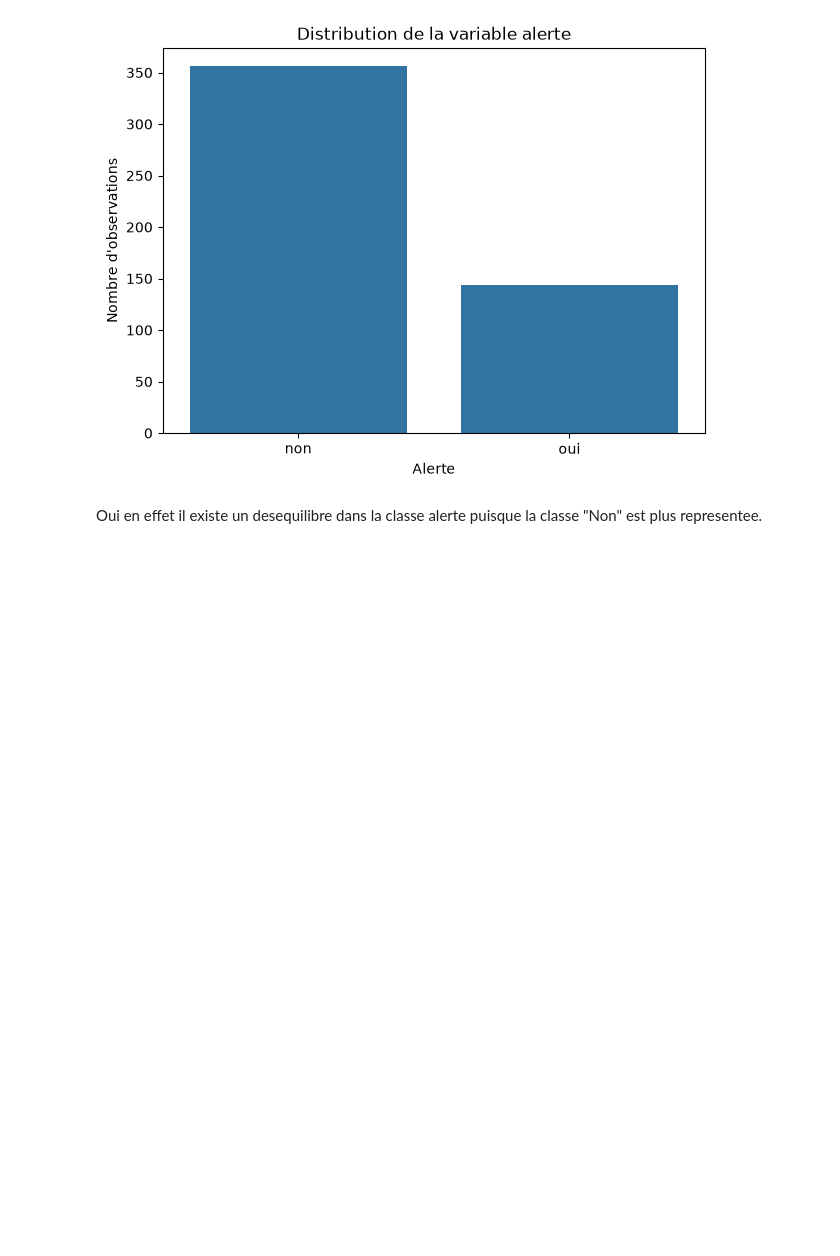
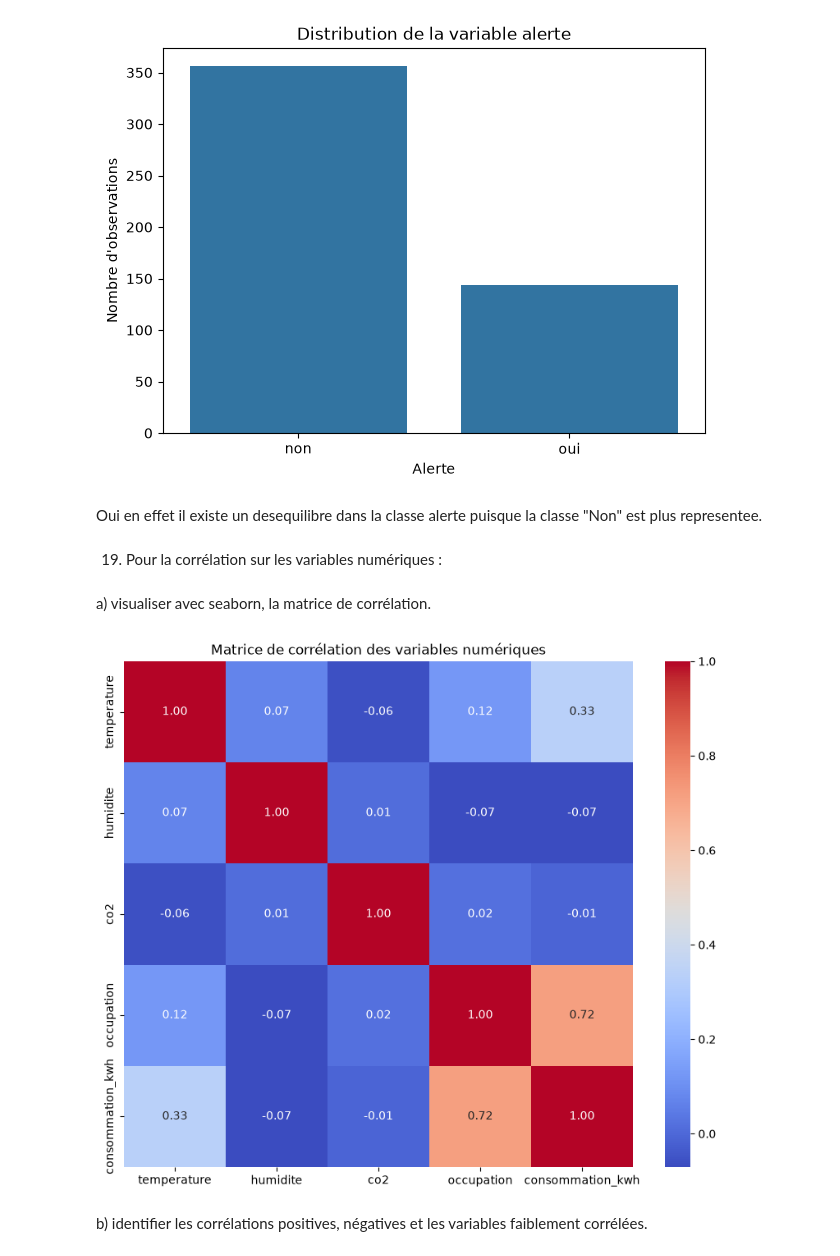
Before and after one commit to khadidiatoungom4-ai/Atelier_Pr-paration_de_donn-es_tabulaires-, a Jupyter notebook: notebooks/atelier_prepa_donnees_tab.ipynb, the cells around one changed output. Cells and saved outputs as stored; diff of their text form; code cells hidden in the pictures; blank space fills up the shorter version.

Commit message:
Partie 1 – Explorer les données: Visualisation de la matrice de correlation avec Seaborn

```diff
--- a/notebooks/atelier_prepa_donnees_tab.ipynb
+++ b/notebooks/atelier_prepa_donnees_tab.ipynb
@@ -598,3 +598,30 @@ plt.show()
 [figure]
 # %% [markdown]
 Oui en effet il existe un desequilibre dans la classe alerte puisque la classe "Non" est plus representee.
+# %% [markdown]
+19) Pour la corrélation sur les variables numériques :
+# %% [markdown]
+a) visualiser avec seaborn, la matrice de corrélation.
+# %%
+# 1. Enlever 'id_mesure' de la liste
+vars_clean = [col for col in variables_numeriques if col != 'id_mesure']
+
+# 2. Calculer la corrélation
+correlation = df[vars_clean].corr()### Selectionnons d'abord les variables numeriques
+# %%
+plt.figure(figsize=(10, 8))
+
+sns.heatmap(
+    correlation,
+    annot=True,
+    cmap="coolwarm",
+    fmt=".2f"
+)
+
+plt.title("Matrice de corrélation des variables numériques")
+
+plt.show()
+# %% [output]
+[figure, added]
+# %% [markdown]
+b) identifier les corrélations positives, négatives et les variables faiblement corrélées.
```
Also changed, not shown: parts of 1 cell of this notebook.
